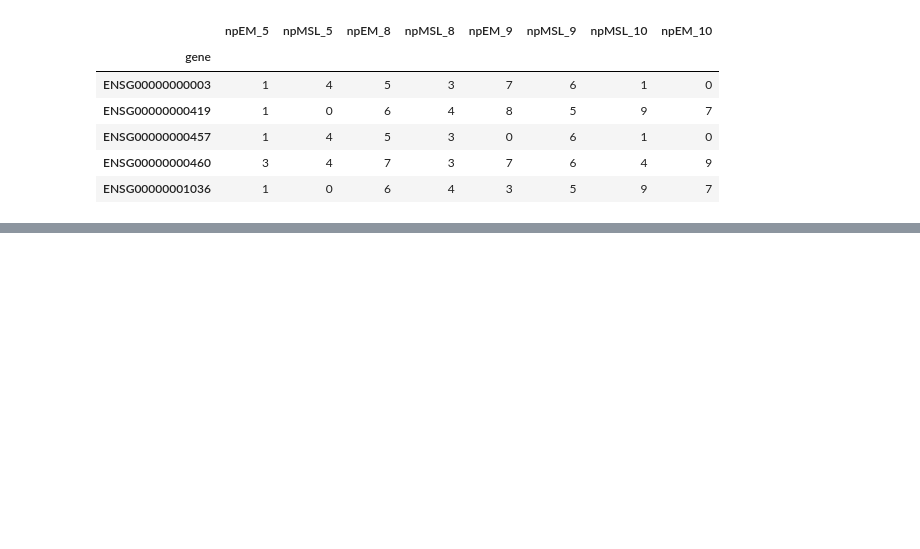
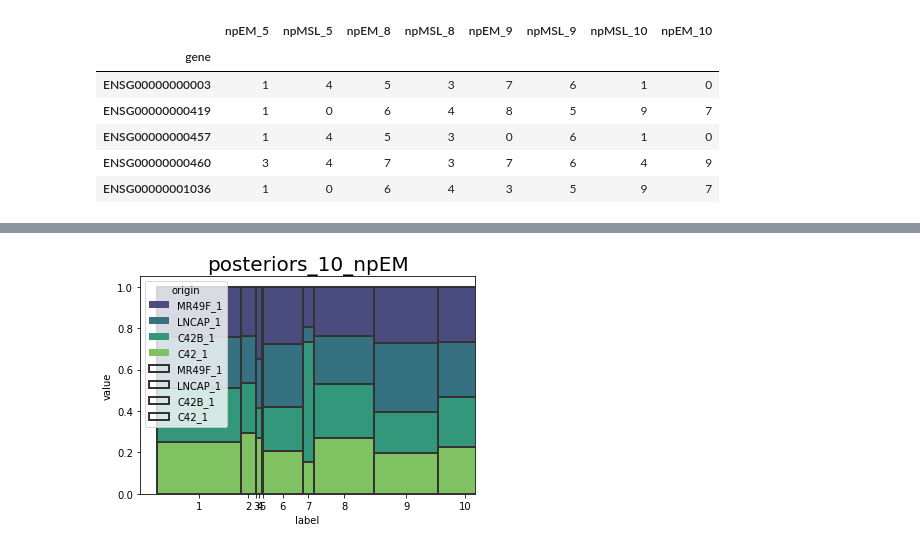
Before and after one commit to Matematikoi/urepc, a Jupyter notebook: urepc_code/cluster_number_testing/posteriors_to_labeled.ipynb, the cells around one changed output, grey strips where cells are left out. Saved outputs shown, nothing was run; the diff lists cells and outputs as text; code cells hidden in the pictures; blank space fills up the shorter version.

```diff
--- a/urepc_code/cluster_number_testing/posteriors_to_labeled.ipynb
+++ b/urepc_code/cluster_number_testing/posteriors_to_labeled.ipynb
@@ -36,0 +48,77 @@ for col in df.columns:
+# %%
+def change_width(ax, new_value) :
+    cnt = 0
+    for patch in ax.patches :
+        current_width = patch.get_width()
+        patch.set_width(new_value[cnt] * len(new_value))
+        patch.set_x((np.cumsum(new_value)[cnt]-new_value[cnt])*len(new_value))
+        cnt = (cnt+1) % len(new_value)
+
+def lambda_plotting(data_points, posteriors = None, labels = None,ax = None):
+    if posteriors is None and labels is None :
+        raise Exception('posteriors and labels can\'t be both None!')
+    if ax is None :
+        raise Exception('ax can not be null')
+    if labels is None :
+        labels = pd.DataFrame(pd.Series(np.argmax(posteriors.values, axis=1)))
+
+
+    data_points_percentage = data_points.copy()
+    data_points_percentage['label'] = labels.values
+    data_percentages = data_points_percentage.groupby('label').sum()
+
+    for col in data_percentages:
+        data_percentages[col] = data_percentages[col] / np.sum(data_percentages[col])
+    sum_hor = np.sum(data_percentages, axis = 1)
+    for col in data_percentages:
+        data_percentages[col] = data_percentages[col] / sum_hor
+
+    data_percentages.iloc[:,:] = np.cumsum(data_percentages.values, axis = 1)
+
+
+    val,ori,label = [],[],[]
+    for col in data_percentages:
+        val.extend(data_percentages[col].values)
+        ori.extend([col]*len(data_percentages))
+        label.extend(list(range(1,len(data_percentages)+1)))
+    df = pd.DataFrame({'value':val,'origin':ori, 'label': label})
+
+
+
+
+    g1 = sns.barplot(data = df,
+                y = 'value',
+                x = 'label',
+                hue = 'origin',
+                dodge = False,
+                hue_order = data_percentages.columns[::-1],
+                palette = 'viridis',
+                ax = ax,
+               );
+    g2 = sns.barplot(data = df,
+                y = 'value',
+                x = 'label',
+                hue = 'origin',
+                dodge = False,
+                hue_order = data_percentages.columns[::-1],
+                palette = 'viridis',
+                ax = ax,
+                linewidth= 2.0,
+                facecolor=(1,1,1,0),
+                edgecolor=".2"
+               );
+
+    widths = labels.value_counts(normalize = True).sort_index().values
+    widths_offset = np.zeros(widths.shape)
+    widths_offset[:-1] = widths[1:]
+    change_width(ax = ax, new_value = widths)
+    ax.set_xticks(((np.cumsum(widths)-widths)+(np.cumsum(widths_offset)-widths_offset))*len(widths)/ 2.0 + (widths[0])*len(widths)/2.0)
+    ax.set_xticklabels(list(range(1,len(widths)+1)))
+    #plt.legend(loc='center left', bbox_to_anchor=(1.0, 0.5))
+    #plt.legend([], [], frameon=False )
+    #plt.tight_layout()
+fig, ax = plt.subplots()
+lambda_plotting(data_points, posteriors=posteriors_10_npEM, ax = ax);
+ax.set_title('posteriors_10_npEM', fontdict={'fontsize':20});
+# %% [output]
+[figure, added]
```
Also changed, not shown: parts of 6 cells of this notebook, 35 other files.
